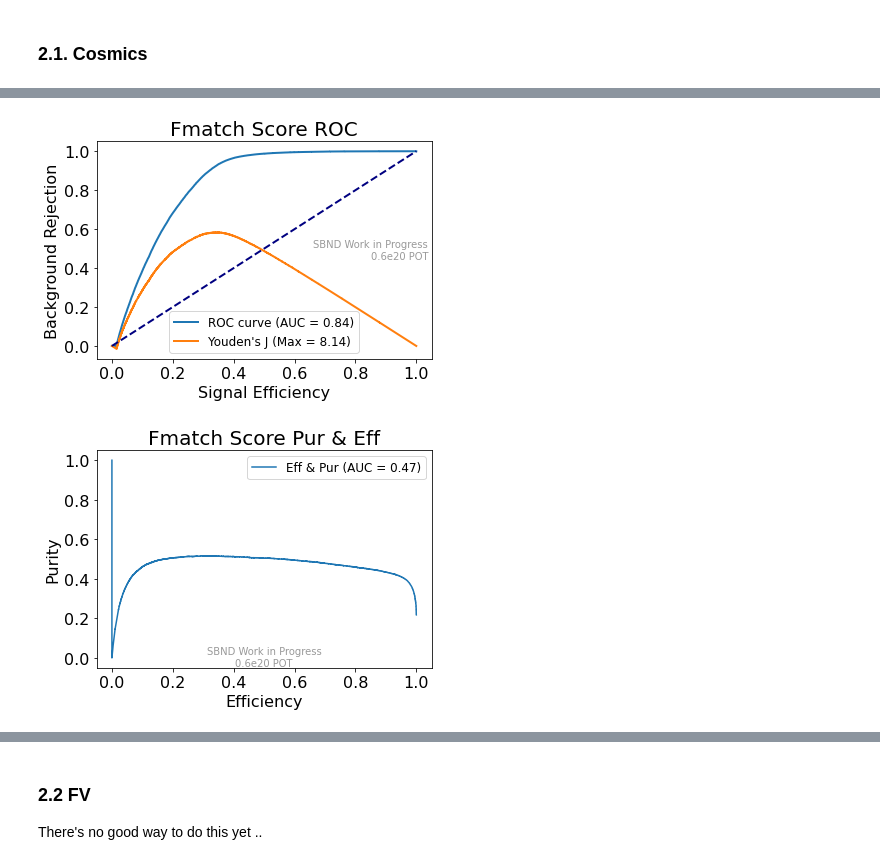
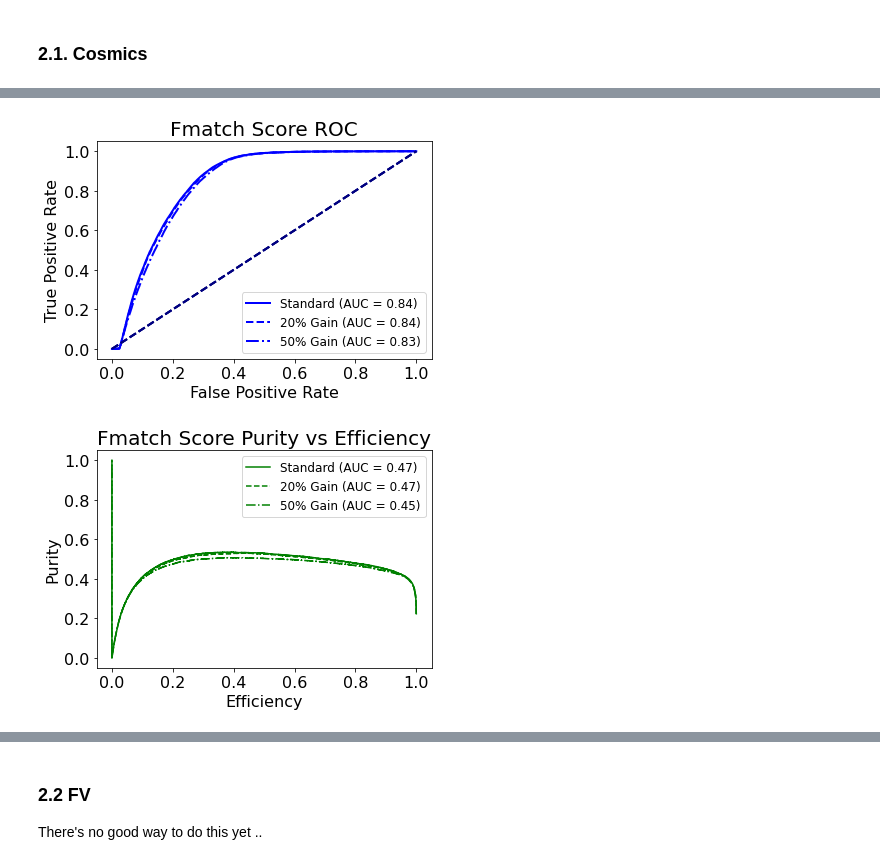
Before and after one commit to bear-is-asleep/mynumu_reco, a Jupyter notebook: reco_roc.ipynb, the cells around one changed output, grey strips where cells are left out. Drawn from its saved outputs; the diff is of its cells as text; code cells hidden in the pictures.

```diff
--- a/reco_roc.ipynb
+++ b/reco_roc.ipynb
@@ -144,21 +189,26 @@ def make_pur_eff_plot(y,scores,pos_label=0,title='Purity vs Efficiency',fig=None
 weights = slc.data.genweight
 scores = slc.data.nu_score
 y = slc.data.truth.event_type
-df = pd.concat([scores,y],axis=1)
-#save into data_dir
-df.to_csv(f'{DATA_DIR}/roc_scores/{FNAME[:-3]}_nu_score.csv')
+#For multiple samples
+scores_v = [s.data.nu_score for s in slcs]
+y_v = [s.data.truth.event_type for s in slcs]
+weights_v = [s.data.genweight for s in slcs]
 
 #ROC plot
-fig,ax = make_roc_plot(y,scores,weights=weights,title='Nu Score ROC',show_j=True)
+fig,ax = make_roc_plot(y_v[0],scores_v[0],weights=weights_v[0],label=labels[0])
+fig,ax = make_roc_plot(y_v[1],scores_v[1],ax=ax,fig=fig,weights=weights_v[1],label=labels[1],ls='--')
+fig,ax = make_roc_plot(y_v[2],scores_v[2],title='Nu Score ROC',ax=ax,fig=fig,weights=weights_v[2],label=labels[2],ls='-.')
 plotters.set_style(ax)
-plotters.add_label(ax, LABEL,where='centerright',color='grey',alpha=0.8)
+#plotters.add_label(ax, LABEL,where='centerright',color='grey',alpha=0.8)
 if SAVE_PLOT:
     plotters.save_plot('nu_score',folder_name=f'{PLOT_DIR}',fig=fig)
 
 #Purity vs Efficiency
-fig,ax = make_pur_eff_plot(y,scores,pos_label=0,title='Nu Score Pur & Eff',weights=weights)
+fig,ax = make_pur_eff_plot(y_v[0],scores_v[0],weights=weights_v[0],label=labels[0])
+fig,ax = make_pur_eff_plot(y_v[1],scores_v[1],ax=ax,fig=fig,weights=weights_v[1],label=labels[1],ls='--')
+fig,ax = make_pur_eff_plot(y_v[2],scores_v[2],title='Nu Score Purity vs Efficiency',ax=ax,fig=fig,weights=weights_v[2],label=labels[2],ls='-.')
 plotters.set_style(ax)
-plotters.add_label(ax, LABEL,where='bottomcenter',color='grey',alpha=0.8)
+#plotters.add_label(ax, LABEL,where='bottomcenter',color='grey',alpha=0.8)
 if SAVE_PLOT:
     plotters.save_plot('nu_score_pur_eff',folder_name=f'{PLOT_DIR}',fig=fig)
 #Compare to other dataset
@@ -168,25 +218,31 @@ if SAVE_PLOT:
 # %%
-#Fmatch score ROC
+#simple fmatch score ROC
 scores = -slc.data.fmatch.score
 y = slc.data.truth.event_type
 weights = slc.data.genweight
-df = pd.concat([scores,y],axis=1)
-#save into data_dir
-df.to_csv(f'{DATA_DIR}/roc_scores/{FNAME[:-3]}_fmatch_score.csv')
+#For multiple samples
+scores_v = [-s.data.fmatch.score for s in slcs]
+y_v = [s.data.truth.event_type for s in slcs]
+weights_v = [s.data.genweight for s in slcs]
 
 #Roc plot
-fig,ax = make_roc_plot(y,scores,weights=weights,title='Fmatch Score ROC',show_j=True)
-plotters.add_label(ax, LABEL,where='centerright',color='grey',alpha=0.8)
+fig,ax = make_roc_plot(y_v[0],scores_v[0],weights=weights_v[0],label=labels[0])
+fig,ax = make_roc_plot(y_v[1],scores_v[1],ax=ax,fig=fig,weights=weights_v[1],label=labels[1],ls='--')
+fig,ax = make_roc_plot(y_v[2],scores_v[2],ax=ax,fig=fig,weights=weights_v[2],label=labels[2],ls='-.',title='Fmatch Score ROC')
+#plotters.add_label(ax, LABEL,where='centerright',color='grey',alpha=0.8)
 plotters.set_style(ax)
 if SAVE_PLOT:
     plotters.save_plot('fmatch_score',folder_name=f'{PLOT_DIR}',fig=fig)
 
 #Purity vs Efficiency
-fig,ax = make_pur_eff_plot(y,scores,pos_label=0,title='Fmatch Score Pur & Eff',weights=weights)
+#fig,ax = make_pur_eff_plot(y,scores,pos_label=0,title='Fmatch Score Pur & Eff',weights=weights)
+fig,ax = make_pur_eff_plot(y_v[0],scores_v[0],weights=weights_v[0],label=labels[0])
+fig,ax = make_pur_eff_plot(y_v[1],scores_v[1],ax=ax,fig=fig,weights=weights_v[1],label=labels[1],ls='--')
+fig,ax = make_pur_eff_plot(y_v[2],scores_v[2],ax=ax,fig=fig,weights=weights_v[2],label=labels[2],ls='-.',title='Fmatch Score Purity vs Efficiency')
 plotters.set_style(ax)
-plotters.add_label(ax, LABEL,where='bottomcenter',color='grey',alpha=0.8)
+#plotters.add_label(ax, LABEL,where='bottomcenter',color='grey',alpha=0.8)
 if SAVE_PLOT:
     plotters.save_plot('fmatch_score_pur_eff',folder_name=f'{PLOT_DIR}',fig=fig)
 # %% [output]
-[figure, old version]
+[figure, new version]
-[figure, old version]
+[figure, new version]
```
Also changed, not shown: parts of 23 cells of this notebook, 6 other files.
